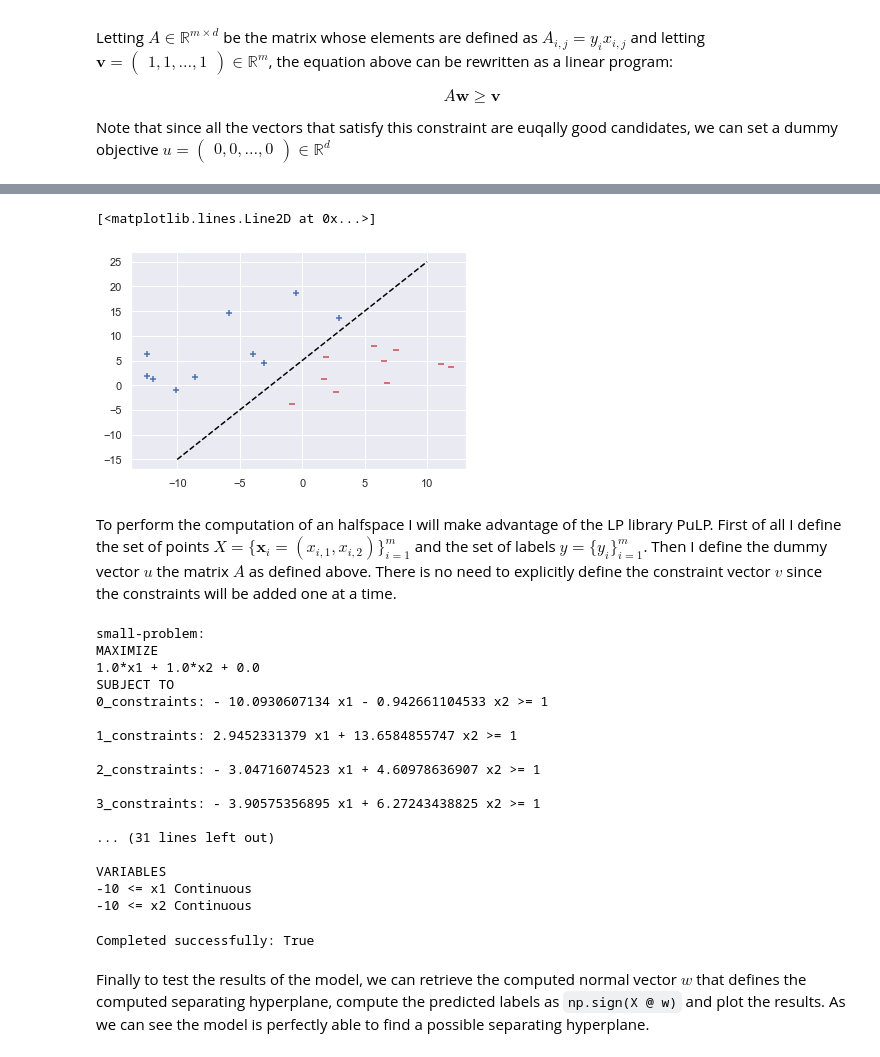
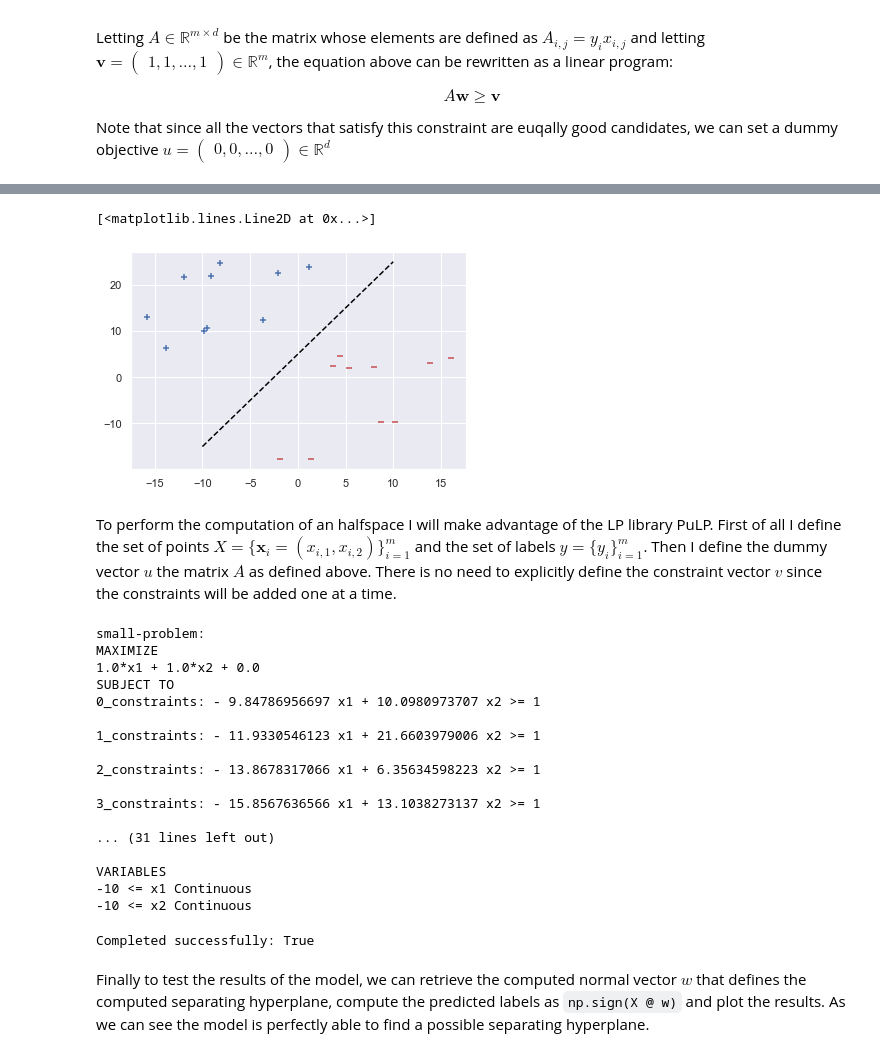
Before and after one commit to s276842/Mathematics-In-Machine-Learning, a Jupyter notebook: Linear Predictors.ipynb, the cells around one changed output, grey strips where cells are left out. Cells and saved outputs as stored; diff of their text form; code cells hidden in the pictures.

```diff
--- a/Linear Predictors.ipynb
+++ b/Linear Predictors.ipynb
@@ -47,25 +47,25 @@ We start generating the set of samples $S = \{(\mathbf x_i, y_i)\}_{i=1}^m$. In
 # %%
 import numpy as np
 import matplotlib.pyplot as plt
 import seaborn as sns
 sns.set()
 
 separating_line = lambda x: 2*x + 5
 
 n_pos_points = 10
 n_neg_points = 10
 
-x_pos = np.array([(x - 10*np.random.rand(), separating_line(x) + 10*np.random.rand()) for x in np.random.randint(-5, 5, n_pos_points)])
-x_neg = np.array([(x + 10*np.random.rand(), separating_line(x) - 10*np.random.rand())for x in np.random.randint(-5, 5, n_pos_points)])
+x_pos = np.array([(x - 15*np.random.rand(), separating_line(x) + 15*np.random.rand()) for x in np.random.randint(-5, 5, n_pos_points)])
+x_neg = np.array([(x + 15*np.random.rand(), separating_line(x) - 15*np.random.rand())for x in np.random.randint(-5, 5, n_pos_points)])
 
 plt.scatter(x_pos[:,0], x_pos[:,1], c='b', marker='+')
 plt.scatter(x_neg[:,0], x_neg[:,1], c='r', marker='_')
 plt.plot([-10,10], [separating_line(-10), separating_line(10)],  linestyle='--', color ='black')
 # %% [output]
 [<matplotlib.lines.Line2D at 0x...>]
-[figure, old version]
+[figure, new version]
-# %% [markdown]
-To perform the computation of an halfspace I will make advantage of the LP library PuLP. First of all I define the set of points $X = \{\mathbf x_i = (x_{i,1}, x_{i,2})\}_{i=1}^m$ and the set of labels $y = \{y_i\}_{i=1}^m$. Then I define the dummy vector $u$ the matrix $A$ as defined above. There is no need to explicitly define the constraint vector $v$ since the constraints will be added one at a time.
+# %% [markdown]
+To perform the computation of an halfspace I will make advantage of the LP library PuLP. First of all I define the set of points $X = \{\mathbf x_i = (x_{i,1}, x_{i,2})\}_{i=1}^m$ and the set of labels $y = \{y_i\}_{i=1}^m$. Then I define the dummy vector $u$ the matrix $A$ as defined above. There is no need to explicitly define the constraint vector $v$ since the constraints will be added one at a time.
 # %%
 from pulp import *
 
@@ -97,13 +97,13 @@ small-problem:
 MAXIMIZE
 1.0*x1 + 1.0*x2 + 0.0
 SUBJECT TO
-0_constraints: - 10.0930607134 x1 - 0.942661104533 x2 >= 1
+0_constraints: - 9.84786956697 x1 + 10.0980973707 x2 >= 1
 
-1_constraints: 2.9452331379 x1 + 13.6584855747 x2 >= 1
+1_constraints: - 11.9330546123 x1 + 21.6603979006 x2 >= 1
 
-2_constraints: - 3.04716074523 x1 + 4.60978636907 x2 >= 1
+2_constraints: - 13.8678317066 x1 + 6.35634598223 x2 >= 1
 
-3_constraints: - 3.90575356895 x1 + 6.27243438825 x2 >= 1
+3_constraints: - 15.8567636566 x1 + 13.1038273137 x2 >= 1
 
 ... (31 lines left out)
 
@@ -115,8 +115,8 @@ status = model.solve()
 print(f"Completed successfully: {status == 1}")
 # %% [output]
 Completed successfully: True
-# %% [markdown]
-Finally to test the results of the model, we can retrieve the computed normal vector $w$ that defines the computed separating hyperplane, compute the predicted labels as <code>np.sign(X @ w)</code> and plot the results. As we can see the model is perfectly able to find a possible separating hyperplane.
+# %% [markdown]
+Finally to test the results of the model, we can retrieve the computed normal vector $w$ that defines the computed separating hyperplane, compute the predicted labels as <code>np.sign(X @ w)</code> and plot the results. As we can see the model is perfectly able to find a possible separating hyperplane.
 # %%
 w = np.array([model.variables()[0].value(), model.variables()[1].value()])
 y_pred = np.sign(X @ w)
```
Also changed, not shown: parts of 12 cells of this notebook.
